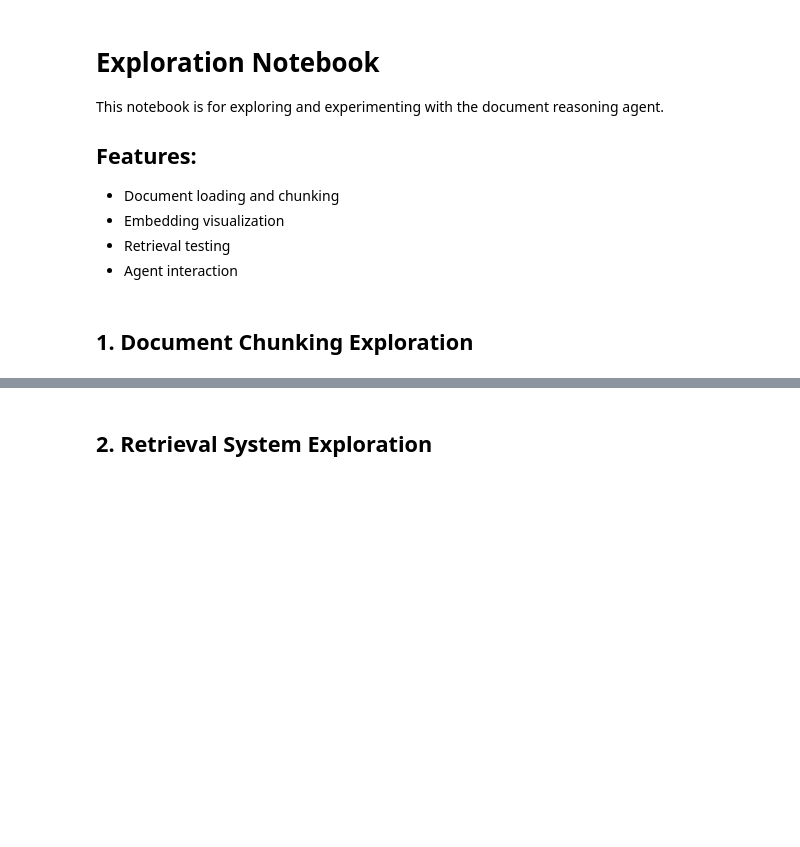
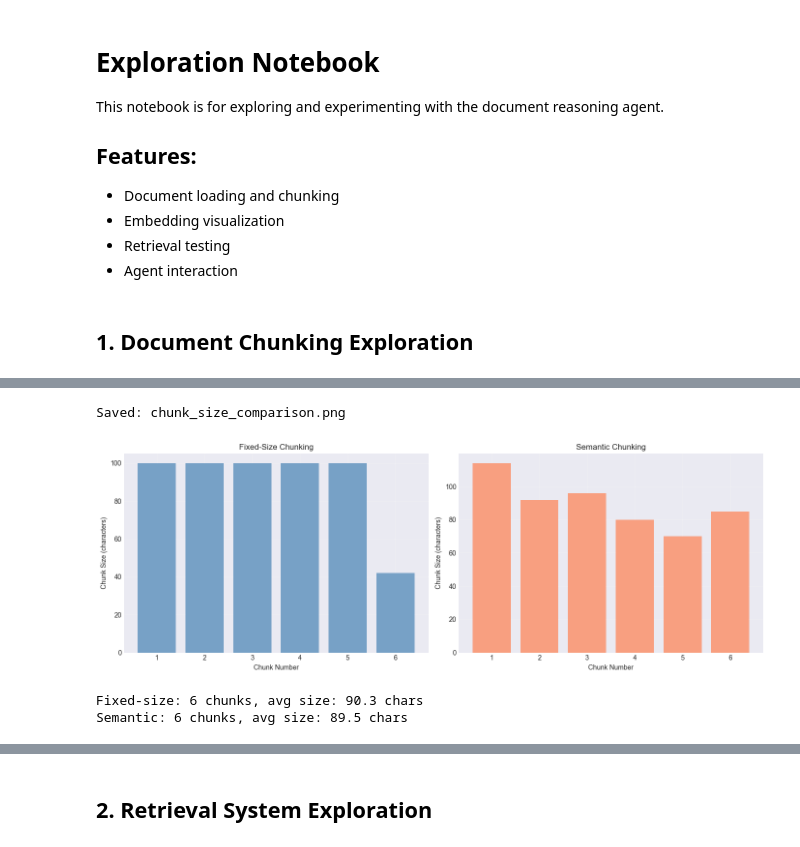
Before and after one commit to I2S9/LLM-based-Document-Reasoning-Agent, a Jupyter notebook: notebooks/exploration.ipynb, the cells around one changed output, grey strips where cells are left out. Cells and saved outputs as stored; diff of their text form; code cells hidden in the pictures; blank space fills up the shorter version.

```diff
--- a/notebooks/exploration.ipynb
+++ b/notebooks/exploration.ipynb
@@ -14,9 +14,16 @@ import sys
 from pathlib import Path
 import matplotlib.pyplot as plt
 import numpy as np
+import os
 
 # Add parent directory to path
-sys.path.insert(0, str(Path().absolute().parent))
+parent_dir = Path().absolute().parent
+sys.path.insert(0, str(parent_dir))
+
+# Change to parent directory and create images directory
+os.chdir(parent_dir)
+images_dir = Path("docs/images")
+images_dir.mkdir(parents=True, exist_ok=True)
 
 from src.retrieval.chunker import chunk_text, semantic_chunk_text, chunk_pdf
 from src.retrieval.retriever import Retriever
@@ -104,0 +91,33 @@ for i, (chunk, score) in enumerate(scored_results, 1):
+# %%
+# Visualize chunk size distribution
+fig, (ax1, ax2) = plt.subplots(1, 2, figsize=(14, 5))
+
+# Fixed-size chunks
+fixed_sizes = [len(chunk) for chunk in fixed_chunks]
+ax1.bar(range(1, len(fixed_chunks) + 1), fixed_sizes, color='steelblue', alpha=0.7)
+ax1.set_xlabel('Chunk Number')
+ax1.set_ylabel('Chunk Size (characters)')
+ax1.set_title('Fixed-Size Chunking')
+ax1.grid(True, alpha=0.3)
+
+# Semantic chunks
+semantic_sizes = [len(chunk) for chunk in semantic_chunks]
+ax2.bar(range(1, len(semantic_chunks) + 1), semantic_sizes, color='coral', alpha=0.7)
+ax2.set_xlabel('Chunk Number')
+ax2.set_ylabel('Chunk Size (characters)')
+ax2.set_title('Semantic Chunking')
+ax2.grid(True, alpha=0.3)
+
+plt.tight_layout()
+img_path = images_dir / 'chunk_size_comparison.png'
+plt.savefig(str(img_path), dpi=150, bbox_inches='tight')
+print(f"Saved: {img_path}")
+plt.show()
+
+print(f"\nFixed-size: {len(fixed_chunks)} chunks, avg size: {np.mean(fixed_sizes):.1f} chars")
+print(f"Semantic: {len(semantic_chunks)} chunks, avg size: {np.mean(semantic_sizes):.1f} chars")
+# %% [output]
+Saved: chunk_size_comparison.png
+[figure, added]
+Fixed-size: 6 chunks, avg size: 90.3 chars
+Semantic: 6 chunks, avg size: 89.5 chars
```
Also changed, not shown: parts of 10 cells of this notebook, 11 other files.
